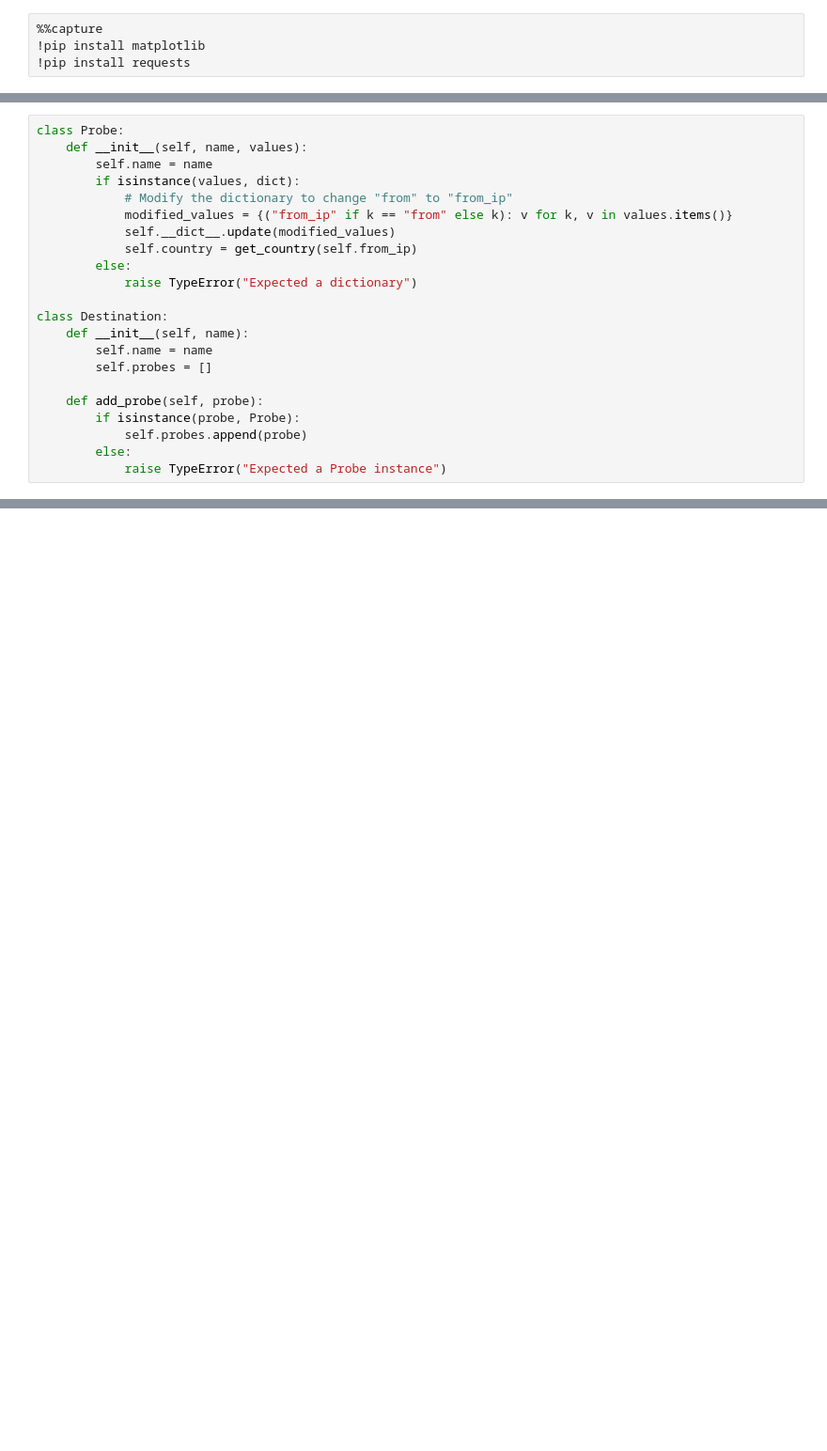
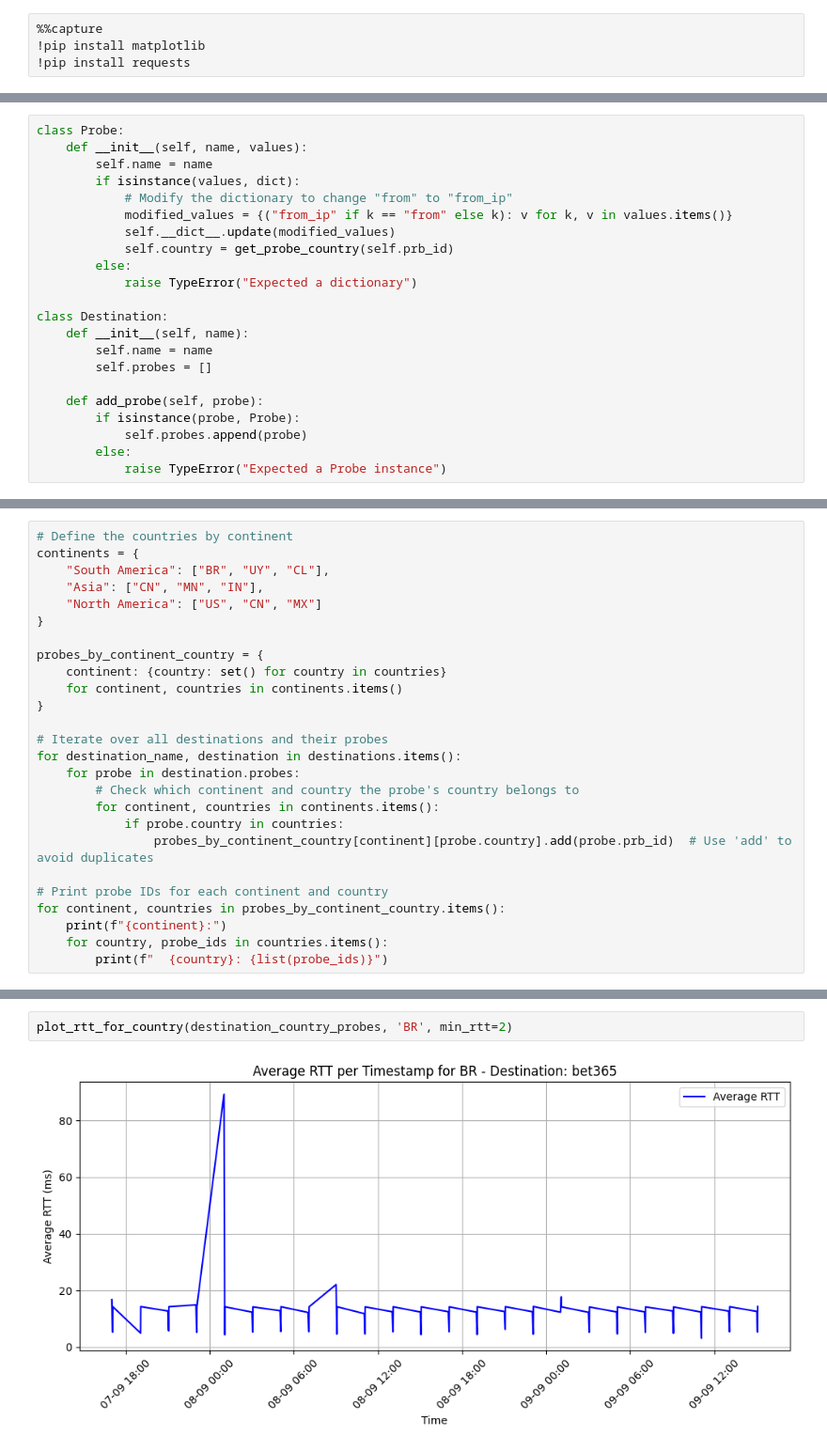
Before and after one commit to luisffee/redes-tracing, a Jupyter notebook: main.ipynb, the cells around one changed output, grey strips where cells are left out. Shown at 94% size. Cells and saved outputs as stored; diff of their text form; blank space fills up the shorter version.

```diff
--- a/main.ipynb
+++ b/main.ipynb
@@ -34,7 +45,7 @@ class Probe:
             # Modify the dictionary to change "from" to "from_ip"
             modified_values = {("from_ip" if k == "from" else k): v for k, v in values.items()}
             self.__dict__.update(modified_values)
-            self.country = get_country(self.from_ip)
+            self.country = get_probe_country(self.prb_id)
         else:
             raise TypeError("Expected a dictionary")
 
@@ -113,0 +99,26 @@ plt.show()
+# %%
+# Define the countries by continent
+continents = {
+    "South America": ["BR", "UY", "CL"],
+    "Asia": ["CN", "MN", "IN"],
+    "North America": ["US", "CN", "MX"]
+}
+
+probes_by_continent_country = {
+    continent: {country: set() for country in countries}
+    for continent, countries in continents.items()
+}
+
+# Iterate over all destinations and their probes
+for destination_name, destination in destinations.items():
+    for probe in destination.probes:
+        # Check which continent and country the probe's country belongs to
+        for continent, countries in continents.items():
+            if probe.country in countries:
+                probes_by_continent_country[continent][probe.country].add(probe.prb_id)  # Use 'add' to avoid duplicates
+
+# Print probe IDs for each continent and country
+for continent, countries in probes_by_continent_country.items():
+    print(f"{continent}:")
+    for country, probe_ids in countries.items():
+        print(f"  {country}: {list(probe_ids)}")
@@ -113,0 +196,4 @@ plt.show()
+# %%
+plot_rtt_for_country(destination_country_probes, 'BR', min_rtt=2)
+# %% [output]
+[figure, added]
```
Also changed, not shown: parts of 27 cells of this notebook, 5 other files.
